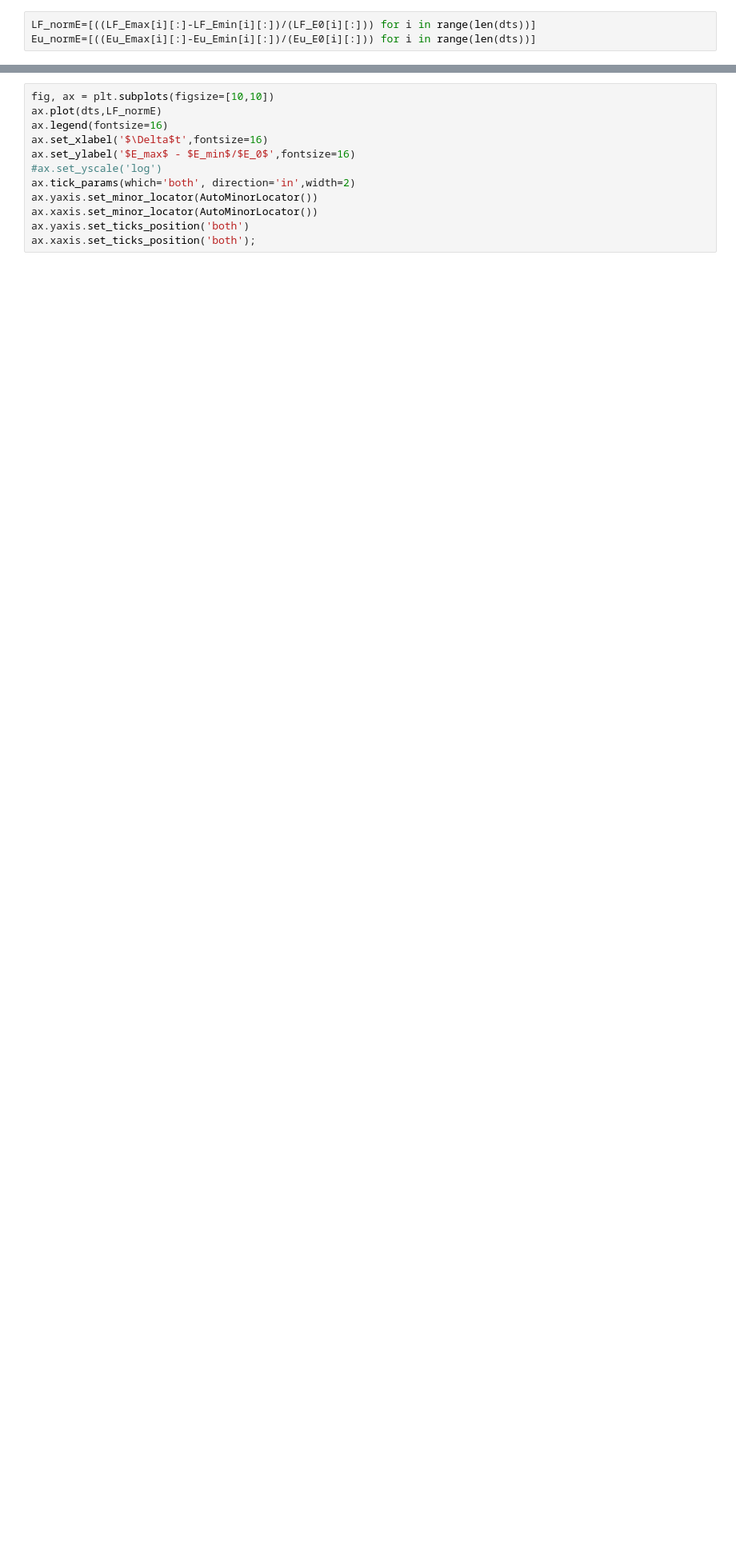
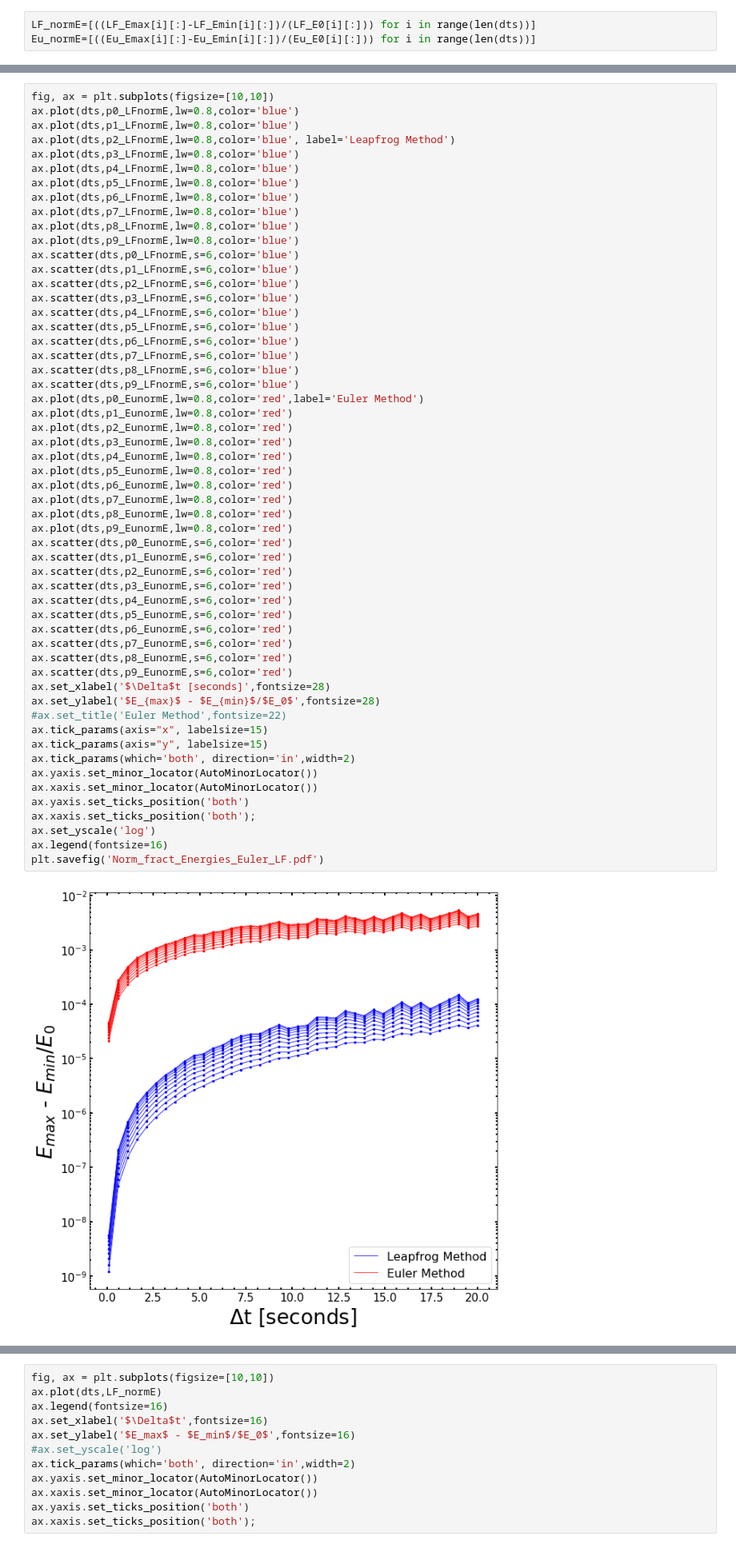
Before and after one commit to ETV337/REU_NU_2020_Project, a Jupyter notebook: Leapfrog_Integrator_DFSimv5.ipynb, the cells around one changed output, grey strips where cells are left out. Shown at 80% size. Drawn from its saved outputs; the diff is of its cells as text; blank space fills up the shorter version.

```diff
--- a/Leapfrog_Integrator_DFSimv5.ipynb
+++ b/Leapfrog_Integrator_DFSimv5.ipynb
@@ -617,6 +647,63 @@ ax.legend(fontsize=13)
 # %% [output]
 <matplotlib.legend.Legend at 0x...>
 [figure]
+# %%
+fig, ax = plt.subplots(figsize=[10,10])
+ax.plot(dts,p0_LFnormE,lw=0.8,color='blue')
+ax.plot(dts,p1_LFnormE,lw=0.8,color='blue')
+ax.plot(dts,p2_LFnormE,lw=0.8,color='blue', label='Leapfrog Method')
+ax.plot(dts,p3_LFnormE,lw=0.8,color='blue')
+ax.plot(dts,p4_LFnormE,lw=0.8,color='blue')
+ax.plot(dts,p5_LFnormE,lw=0.8,color='blue')
+ax.plot(dts,p6_LFnormE,lw=0.8,color='blue')
+ax.plot(dts,p7_LFnormE,lw=0.8,color='blue')
+ax.plot(dts,p8_LFnormE,lw=0.8,color='blue')
+ax.plot(dts,p9_LFnormE,lw=0.8,color='blue')
+ax.scatter(dts,p0_LFnormE,s=6,color='blue')
+ax.scatter(dts,p1_LFnormE,s=6,color='blue')
+ax.scatter(dts,p2_LFnormE,s=6,color='blue')
+ax.scatter(dts,p3_LFnormE,s=6,color='blue')
+ax.scatter(dts,p4_LFnormE,s=6,color='blue')
+ax.scatter(dts,p5_LFnormE,s=6,color='blue')
+ax.scatter(dts,p6_LFnormE,s=6,color='blue')
+ax.scatter(dts,p7_LFnormE,s=6,color='blue')
+ax.scatter(dts,p8_LFnormE,s=6,color='blue')
+ax.scatter(dts,p9_LFnormE,s=6,color='blue')
+ax.plot(dts,p0_EunormE,lw=0.8,color='red',label='Euler Method')
+ax.plot(dts,p1_EunormE,lw=0.8,color='red')
+ax.plot(dts,p2_EunormE,lw=0.8,color='red')
+ax.plot(dts,p3_EunormE,lw=0.8,color='red')
+ax.plot(dts,p4_EunormE,lw=0.8,color='red')
+ax.plot(dts,p5_EunormE,lw=0.8,color='red')
+ax.plot(dts,p6_EunormE,lw=0.8,color='red')
+ax.plot(dts,p7_EunormE,lw=0.8,color='red')
+ax.plot(dts,p8_EunormE,lw=0.8,color='red')
+ax.plot(dts,p9_EunormE,lw=0.8,color='red')
+ax.scatter(dts,p0_EunormE,s=6,color='red')
+ax.scatter(dts,p1_EunormE,s=6,color='red')
+ax.scatter(dts,p2_EunormE,s=6,color='red')
+ax.scatter(dts,p3_EunormE,s=6,color='red')
+ax.scatter(dts,p4_EunormE,s=6,color='red')
+ax.scatter(dts,p5_EunormE,s=6,color='red')
+ax.scatter(dts,p6_EunormE,s=6,color='red')
+ax.scatter(dts,p7_EunormE,s=6,color='red')
+ax.scatter(dts,p8_EunormE,s=6,color='red')
+ax.scatter(dts,p9_EunormE,s=6,color='red')
+ax.set_xlabel('$\Delta$t [seconds]',fontsize=28)
+ax.set_ylabel('$E_{max}$ - $E_{min}$/$E_0$',fontsize=28)
+#ax.set_title('Euler Method',fontsize=22)
+ax.tick_params(axis="x", labelsize=15)
+ax.tick_params(axis="y", labelsize=15)
+ax.tick_params(which='both', direction='in',width=2)
+ax.yaxis.set_minor_locator(AutoMinorLocator())
+ax.xaxis.set_minor_locator(AutoMinorLocator())
+ax.yaxis.set_ticks_position('both')
+ax.xaxis.set_ticks_position('both');
+ax.set_yscale('log')
+ax.legend(fontsize=16)
+plt.savefig('Norm_fract_Energies_Euler_LF.pdf')
+# %% [output]
+[figure, added]
 # %%
 fig, ax = plt.subplots(figsize=[10,10])
 ax.plot(dts,p0_EunormE,lw=0.8,label='Particle 0: $E_{max}$-$E_{min}$/$E_0$')
```
Also changed, not shown: parts of 5 cells of this notebook, 8 other files.
